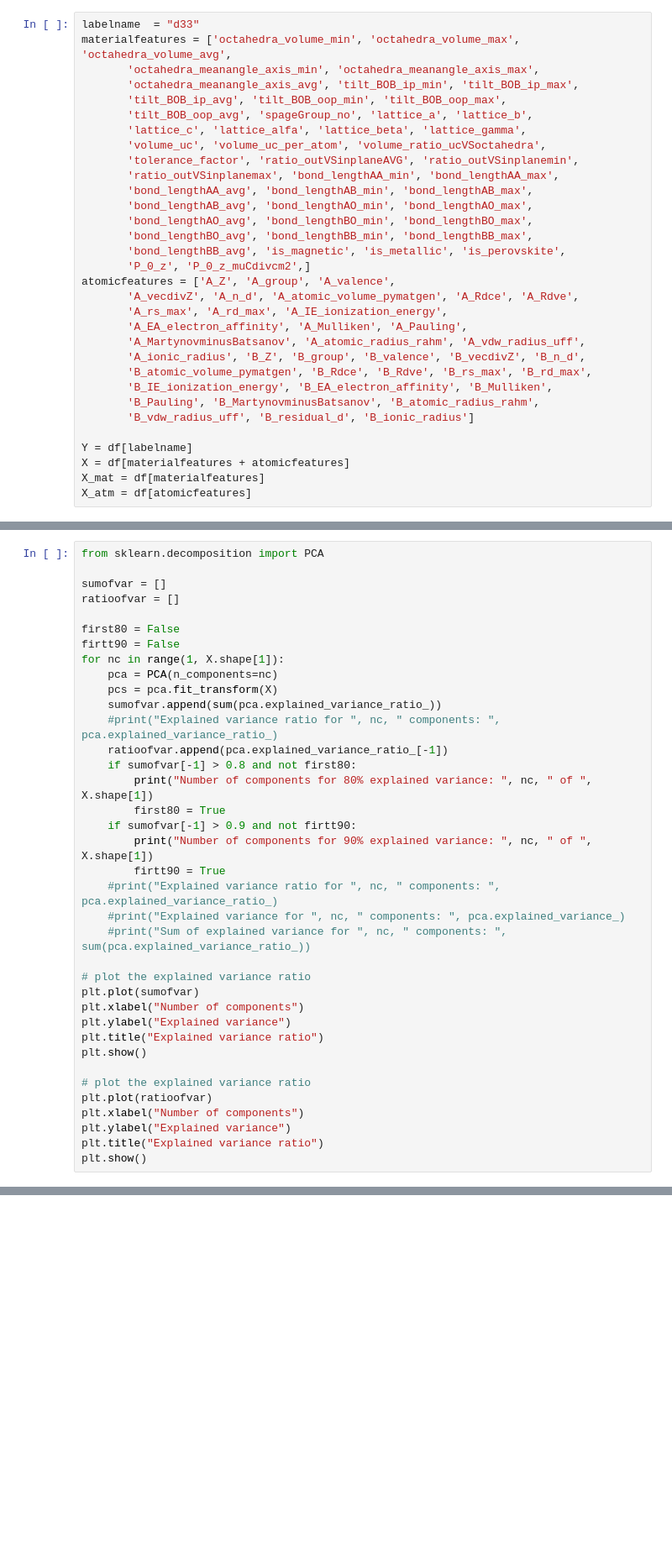
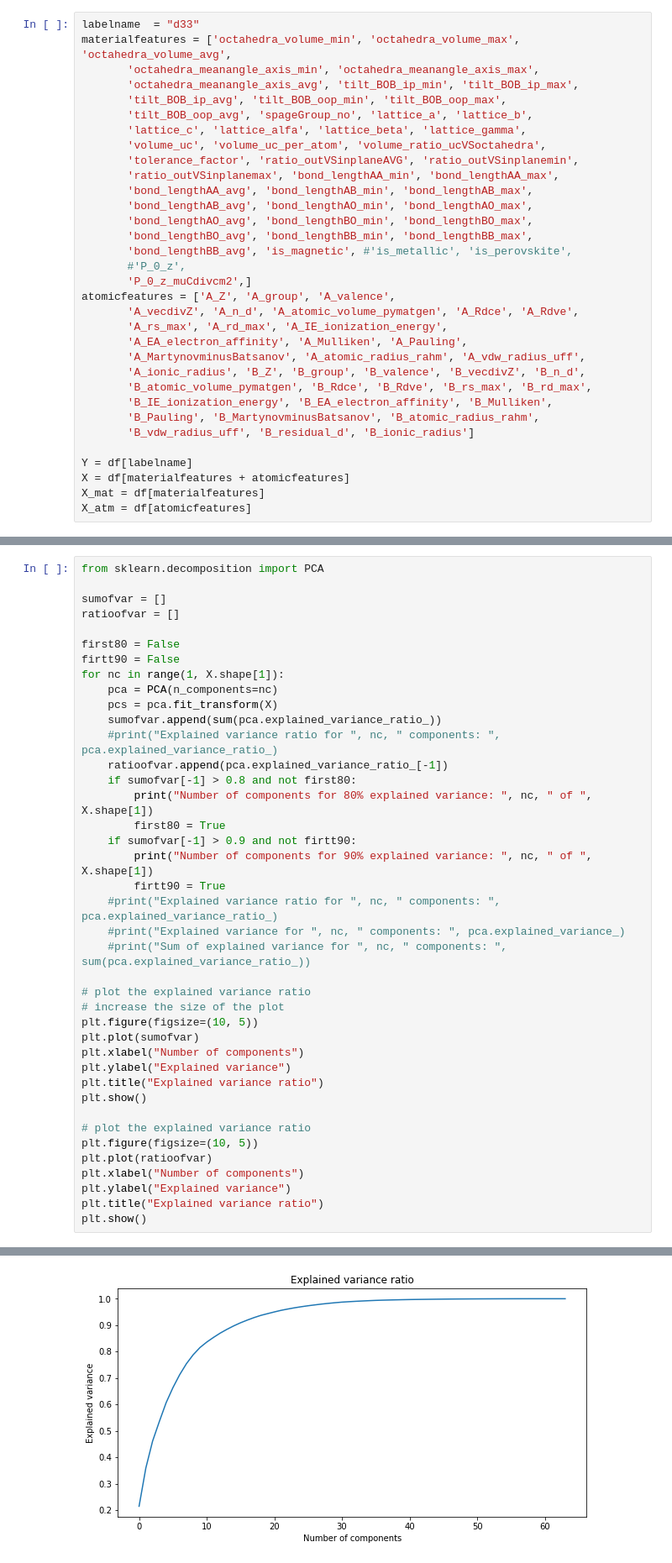
Before and after one commit to lstorchi/materialml, a Jupyter notebook: initialanalysis.ipynb, the cells around one changed output, grey strips where cells are left out. Shown at 84% size. Saved outputs shown, nothing was run; the diff lists cells and outputs as text; blank space fills up the shorter version.

```diff
--- a/initialanalysis.ipynb
+++ b/initialanalysis.ipynb
@@ -43,8 +43,9 @@ materialfeatures = ['octahedra_volume_min', 'octahedra_volume_max', 'octahedra_v
        'bond_lengthAB_avg', 'bond_lengthAO_min', 'bond_lengthAO_max',
        'bond_lengthAO_avg', 'bond_lengthBO_min', 'bond_lengthBO_max',
        'bond_lengthBO_avg', 'bond_lengthBB_min', 'bond_lengthBB_max',
-       'bond_lengthBB_avg', 'is_magnetic', 'is_metallic', 'is_perovskite',
-       'P_0_z', 'P_0_z_muCdivcm2',]
+       'bond_lengthBB_avg', 'is_magnetic', #'is_metallic', 'is_perovskite',
+       #'P_0_z',
+       'P_0_z_muCdivcm2',]
 atomicfeatures = ['A_Z', 'A_group', 'A_valence',
        'A_vecdivZ', 'A_n_d', 'A_atomic_volume_pymatgen', 'A_Rdce', 'A_Rdve',
        'A_rs_max', 'A_rd_max', 'A_IE_ionization_energy',
@@ -123,6 +137,8 @@ for nc in range(1, X.shape[1]):
     #print("Sum of explained variance for ", nc, " components: ", sum(pca.explained_variance_ratio_))
 
 # plot the explained variance ratio
+# increase the size of the plot
+plt.figure(figsize=(10, 5))
 plt.plot(sumofvar)
 plt.xlabel("Number of components")
 plt.ylabel("Explained variance")
@@ -130,8 +146,10 @@ plt.title("Explained variance ratio")
 plt.show()
 
 # plot the explained variance ratio
+plt.figure(figsize=(10, 5))
 plt.plot(ratioofvar)
 plt.xlabel("Number of components")
 plt.ylabel("Explained variance")
 plt.title("Explained variance ratio")
 plt.show()
+# %% [output]
@@ -137,0 +158 @@ plt.show()
+[figure, added]
```
Also changed, not shown: parts of 8 cells of this notebook.
